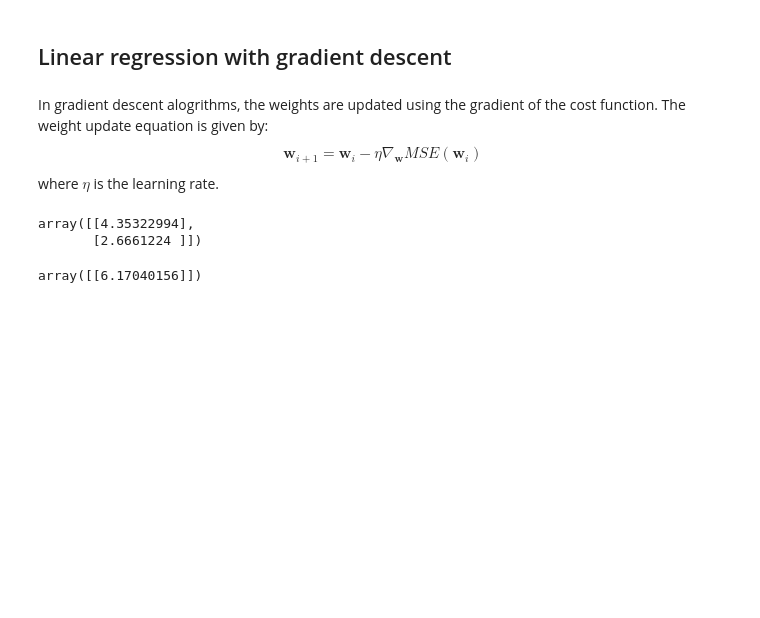
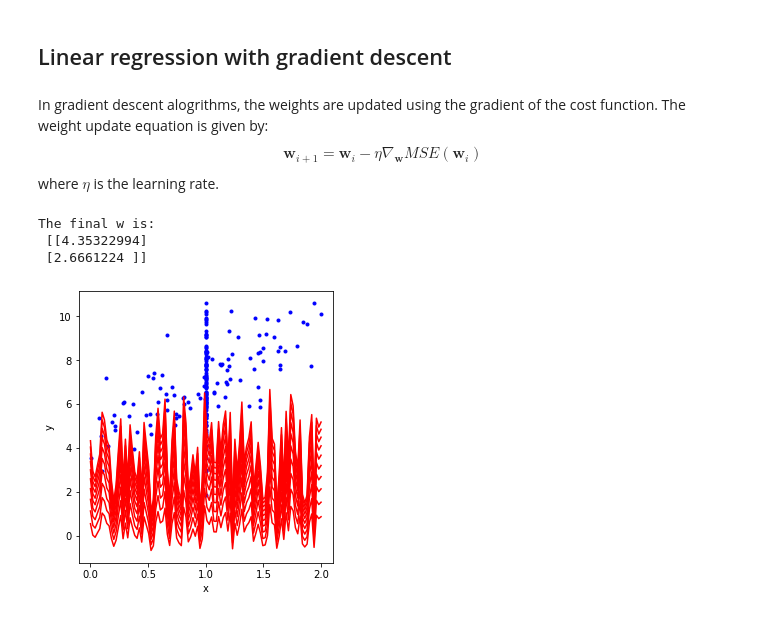
Before and after one commit to yaredwb/SandBox, a Jupyter notebook: linear_regression.ipynb, the cells around one changed output. Cells and saved outputs as stored; diff of their text form; code cells hidden in the pictures; blank space fills up the shorter version.

Commit message:
attempt to plot gradient path

```diff
--- a/linear_regression.ipynb
+++ b/linear_regression.ipynb
@@ -85,12 +85,31 @@ w = np.random.randn(2, 1)
 for iteration in range(n_iterations):
     gradients = 2 / m * X_mod.T.dot(X_mod.dot(w) - y)
     w = w - eta * gradients
-# %%
-w
-# %% [output]
-array([[4.35322994],
-       [2.6661224 ]])
-# %%
-w
-# %% [output]
-array([[6.17040156]])
+# %%
+print("The final w is: \n", w)
+# %% [output]
+The final w is:
+ [[4.35322994]
+ [2.6661224 ]]
+# %%
+w_path = []
+def plot_gradient_descent(w, eta, w_path=None):
+    m = len(X_mod)
+    plt.plot(X_mod, y, "b.")
+    plt.xlabel("x")
+    plt.ylabel("y")
+    for i in range(n_iterations):
+        if i < 10:
+            y_predict = X_mod.dot(w)
+            plt.plot(X_test, y_predict, "r-")
+        grads = 2 / m * X_mod.T.dot(X_mod.dot(w) - y)
+        w = w - eta * grads
+        if w_path is not None:
+            w_path.append(w)
+# %%
+w = np.random.randn(2, 1)
+plt.figure(figsize=(10, 5))
+plt.subplot(121)
+plot_gradient_descent(w, eta=0.02, w_path=w_path)
+# %% [output]
+[figure, added]
```
